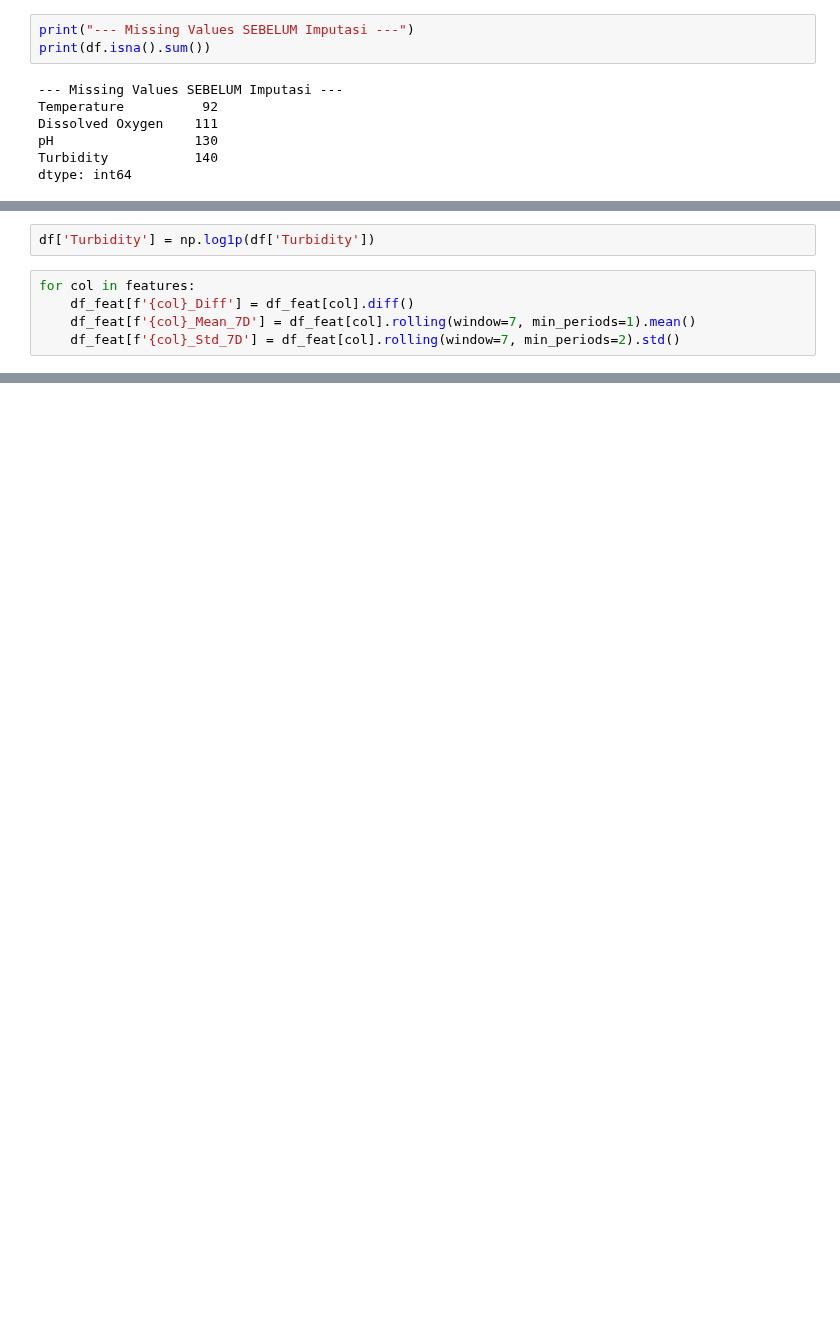
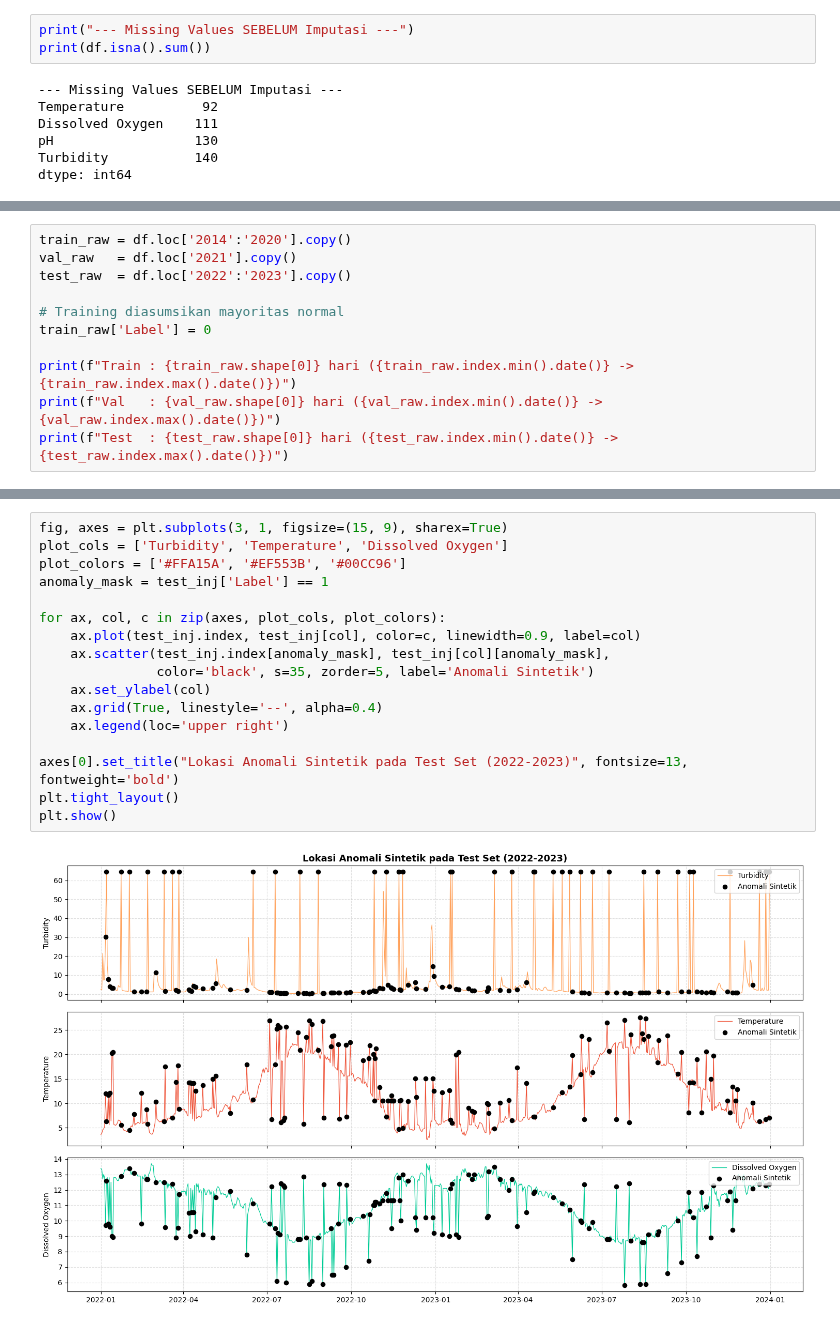
Before and after one commit to aDJi2003/water-anomaly-detection, a Jupyter notebook: notebook/main.ipynb, the cells around one changed output, grey strips where cells are left out. Drawn from its saved outputs; the diff is of its cells as text; blank space fills up the shorter version.

```diff
--- a/notebook/main.ipynb
+++ b/notebook/main.ipynb
@@ -299,7 +229,0 @@ df_feat['Month_Cos'] = np.cos(2 * np.pi * df_feat.index.month / 12)
-# %%
-df['Turbidity'] = np.log1p(df['Turbidity'])
-# %%
-for col in features:
-    df_feat[f'{col}_Diff'] = df_feat[col].diff()
-    df_feat[f'{col}_Mean_7D'] = df_feat[col].rolling(window=7, min_periods=1).mean()
-    df_feat[f'{col}_Std_7D'] = df_feat[col].rolling(window=7, min_periods=2).std()
@@ -724,0 +251,11 @@ weighted avg       0.95      0.95      0.94       730
+# %%
+train_raw = df.loc['2014':'2020'].copy()
+val_raw   = df.loc['2021'].copy()
+test_raw  = df.loc['2022':'2023'].copy()
+
+# Training diasumsikan mayoritas normal
+train_raw['Label'] = 0
+
+print(f"Train : {train_raw.shape[0]} hari ({train_raw.index.min().date()} -> {train_raw.index.max().date()})")
+print(f"Val   : {val_raw.shape[0]} hari ({val_raw.index.min().date()} -> {val_raw.index.max().date()})")
+print(f"Test  : {test_raw.shape[0]} hari ({test_raw.index.min().date()} -> {test_raw.index.max().date()})")
@@ -724,0 +346,19 @@ weighted avg       0.95      0.95      0.94       730
+# %%
+fig, axes = plt.subplots(3, 1, figsize=(15, 9), sharex=True)
+plot_cols = ['Turbidity', 'Temperature', 'Dissolved Oxygen']
+plot_colors = ['#FFA15A', '#EF553B', '#00CC96']
+anomaly_mask = test_inj['Label'] == 1
+
+for ax, col, c in zip(axes, plot_cols, plot_colors):
+    ax.plot(test_inj.index, test_inj[col], color=c, linewidth=0.9, label=col)
+    ax.scatter(test_inj.index[anomaly_mask], test_inj[col][anomaly_mask],
+               color='black', s=35, zorder=5, label='Anomali Sintetik')
+    ax.set_ylabel(col)
+    ax.grid(True, linestyle='--', alpha=0.4)
+    ax.legend(loc='upper right')
+
+axes[0].set_title("Lokasi Anomali Sintetik pada Test Set (2022-2023)", fontsize=13, fontweight='bold')
+plt.tight_layout()
+plt.show()
+# %% [output]
+[figure, added]
```
Also changed, not shown: parts of 146 cells of this notebook, 3 other files.
